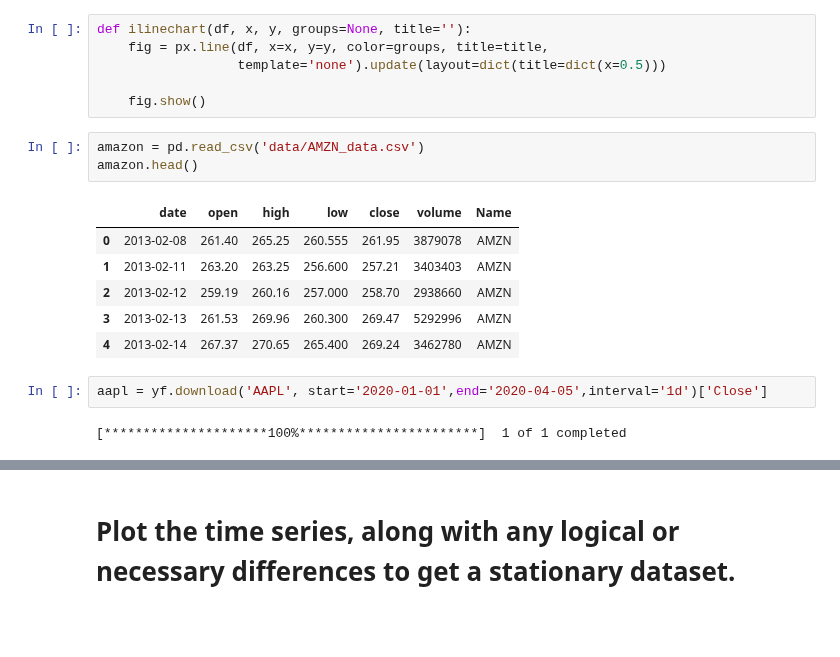
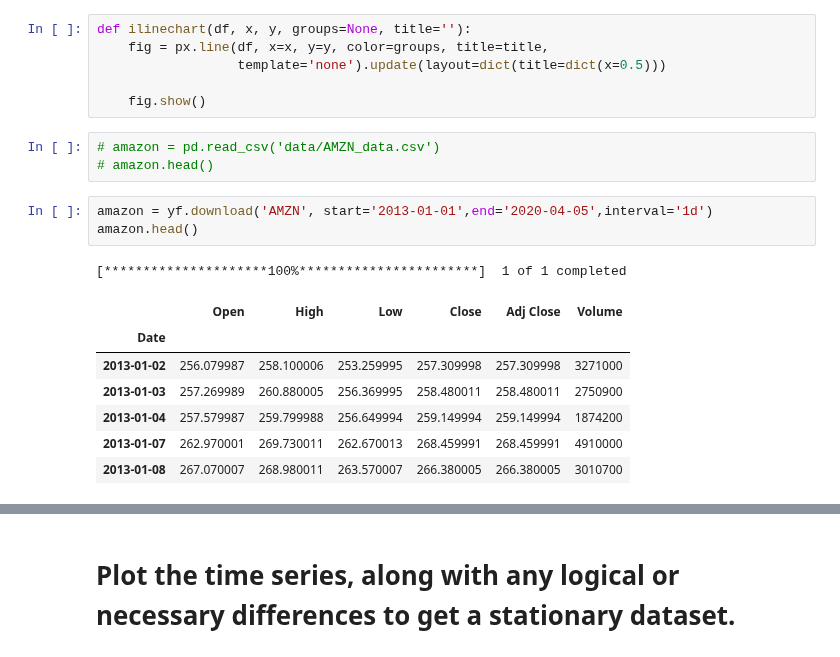
Before and after one commit to ssmcnatt/assignments, a Jupyter notebook: time-series-challenge.ipynb, the cells around one changed output, grey strips where cells are left out. Cells and saved outputs as stored; diff of their text form; blank space fills up the shorter version.

```diff
--- a/time-series-challenge.ipynb
+++ b/time-series-challenge.ipynb
@@ -41,16 +28,17 @@ def ilinechart(df, x, y, groups=None, title=''):
 
     fig.show()
 # %%
-amazon = pd.read_csv('data/AMZN_data.csv')
-amazon.head()
+# amazon = pd.read_csv('data/AMZN_data.csv')
+# amazon.head()
-# %% [output]
-|  | date | open | high | low | close | volume | Name |
-| 0 | 2013-02-08 | 261.40 | 265.25 | 260.555 | 261.95 | 3879078 | AMZN |
-| 1 | 2013-02-11 | 263.20 | 263.25 | 256.600 | 257.21 | 3403403 | AMZN |
-| 2 | 2013-02-12 | 259.19 | 260.16 | 257.000 | 258.70 | 2938660 | AMZN |
-| 3 | 2013-02-13 | 261.53 | 269.96 | 260.300 | 269.47 | 5292996 | AMZN |
-| 4 | 2013-02-14 | 267.37 | 270.65 | 265.400 | 269.24 | 3462780 | AMZN |
 # %%
-aapl = yf.download('AAPL', start='2020-01-01',end='2020-04-05',interval='1d')['Close']
+amazon = yf.download('AMZN', start='2013-01-01',end='2020-04-05',interval='1d')
+amazon.head()
 # %% [output]
 [*********************100%***********************]  1 of 1 completed
+|  | Open | High | Low | Close | Adj Close | Volume |
+| Date |  |  |  |  |  |  |
+| 2013-01-02 | 256.079987 | 258.100006 | 253.259995 | 257.309998 | 257.309998 | 3271000 |
+| 2013-01-03 | 257.269989 | 260.880005 | 256.369995 | 258.480011 | 258.480011 | 2750900 |
+| 2013-01-04 | 257.579987 | 259.799988 | 256.649994 | 259.149994 | 259.149994 | 1874200 |
+| 2013-01-07 | 262.970001 | 269.730011 | 262.670013 | 268.459991 | 268.459991 | 4910000 |
+| 2013-01-08 | 267.070007 | 268.980011 | 263.570007 | 266.380005 | 266.380005 | 3010700 |
```
Also changed, not shown: parts of 18 cells of this notebook, 1 other file.
